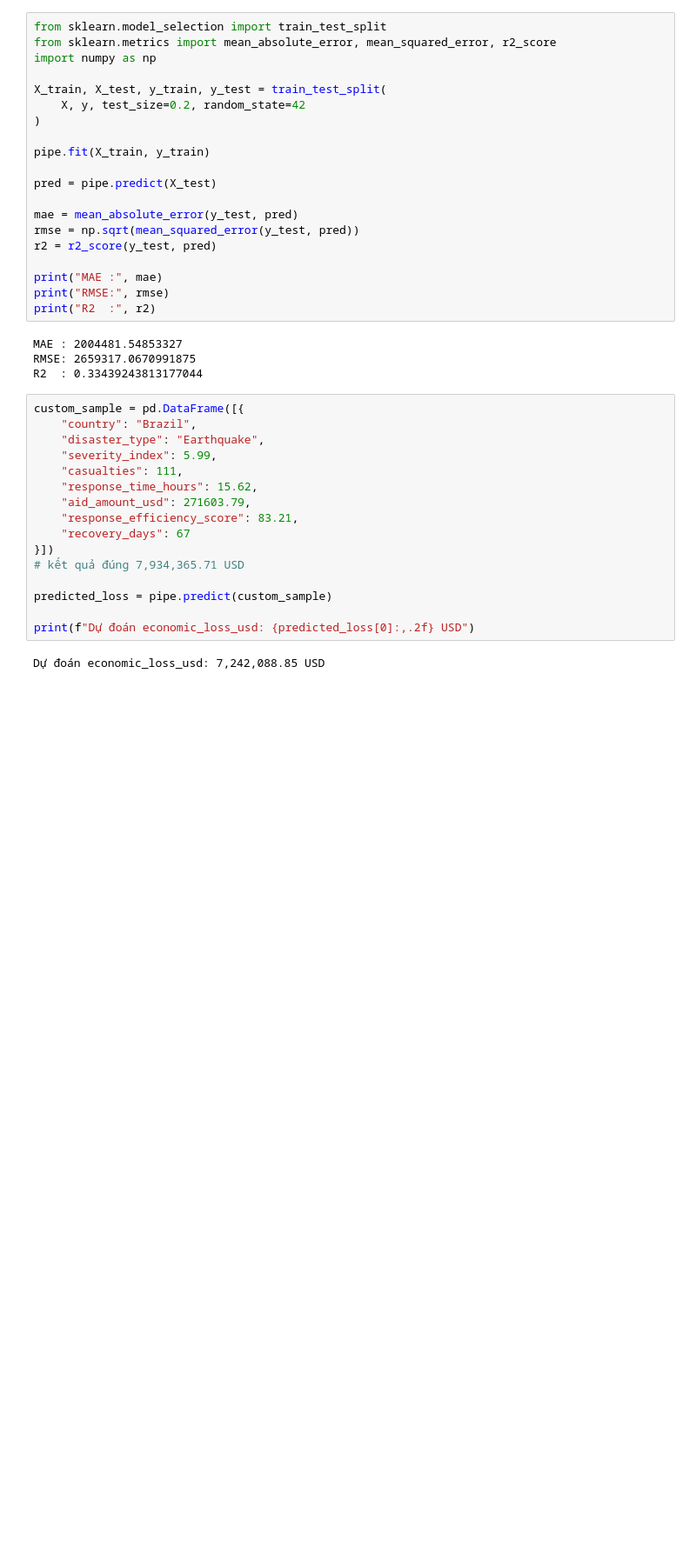
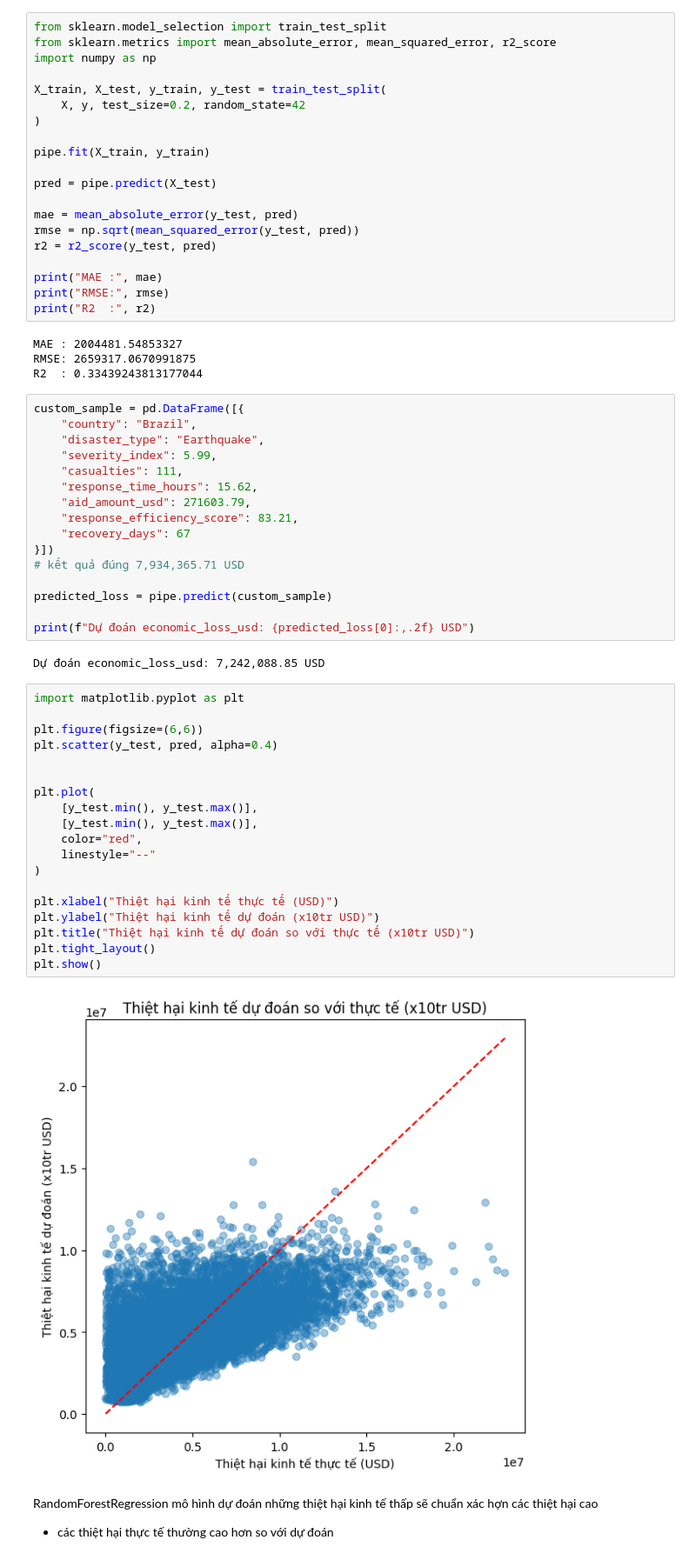
Before and after one commit to khoa-nguyen-data/Du-Doan-Tham-Hoa-Toan-Cau, a Jupyter notebook: Khoa/RandomForestRegression.ipynb, the cells around one changed output. Shown at 87% size. Saved outputs shown, nothing was run; the diff lists cells and outputs as text; blank space fills up the shorter version.

```diff
--- a/Khoa/RandomForestRegression.ipynb
+++ b/Khoa/RandomForestRegression.ipynb
@@ -123,3 +123,27 @@ predicted_loss = pipe.predict(custom_sample)
 print(f"Dự đoán economic_loss_usd: {predicted_loss[0]:,.2f} USD")
 # %% [output]
 Dự đoán economic_loss_usd: 7,242,088.85 USD
+# %%
+import matplotlib.pyplot as plt
+
+plt.figure(figsize=(6,6))
+plt.scatter(y_test, pred, alpha=0.4)
+
+
+plt.plot(
+    [y_test.min(), y_test.max()],
+    [y_test.min(), y_test.max()],
+    color="red",
+    linestyle="--"
+)
+
+plt.xlabel("Thiệt hại kinh tế thực tế (USD)")
+plt.ylabel("Thiệt hại kinh tế dự đoán (x10tr USD)")
+plt.title("Thiệt hại kinh tế dự đoán so với thực tế (x10tr USD)")
+plt.tight_layout()
+plt.show()
+# %% [output]
+[figure, added]
+# %% [markdown]
+RandomForestRegression mô hình dự đoán những thiệt hại kinh tế thấp sẽ chuẩn xác hợn các thiệt hại cao
+- các thiệt hại thực tế thường cao hơn so với dự đoán
```
Also changed, not shown: 2 other files.
